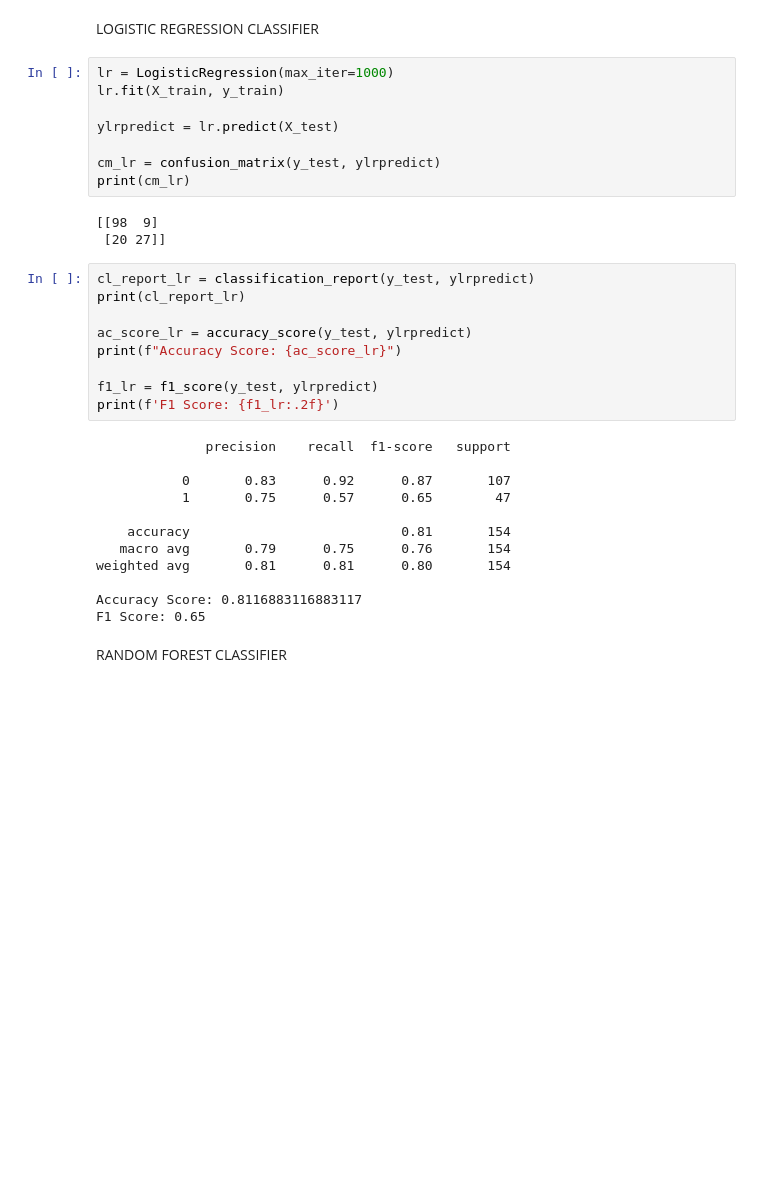
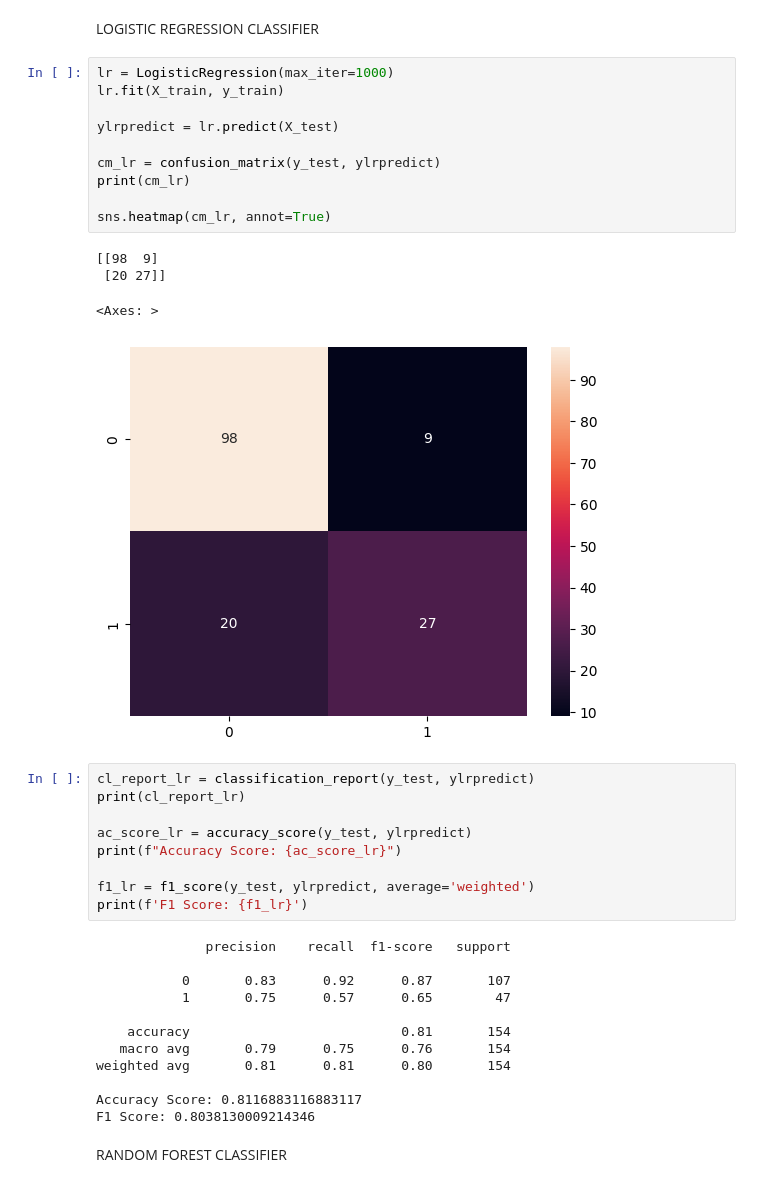
Before and after one commit to ivan-block/Exercise, a Jupyter notebook: diabetes.ipynb, the cells around one changed output. Saved outputs shown, nothing was run; the diff lists cells and outputs as text; blank space fills up the shorter version.

Commit message:
Updated heatmap on confusion matrix

```diff
--- a/diabetes.ipynb
+++ b/diabetes.ipynb
@@ -204,14 +218,18 @@ LOGISTIC REGRESSION CLASSIFIER
 # %%
 lr = LogisticRegression(max_iter=1000)
 lr.fit(X_train, y_train)
 
 ylrpredict = lr.predict(X_test)
 
 cm_lr = confusion_matrix(y_test, ylrpredict)
 print(cm_lr)
+
+sns.heatmap(cm_lr, annot=True)
 # %% [output]
 [[98  9]
  [20 27]]
+<Axes: >
+[figure, added]
 # %%
 cl_report_lr = classification_report(y_test, ylrpredict)
 print(cl_report_lr)
@@ -219,8 +237,8 @@ print(cl_report_lr)
 ac_score_lr = accuracy_score(y_test, ylrpredict)
 print(f"Accuracy Score: {ac_score_lr}")
 
-f1_lr = f1_score(y_test, ylrpredict)
-print(f'F1 Score: {f1_lr:.2f}')
+f1_lr = f1_score(y_test, ylrpredict, average='weighted')
+print(f'F1 Score: {f1_lr}')
 # %% [output]
               precision    recall  f1-score   support
 
@@ -232,7 +250,7 @@ print(f'F1 Score: {f1_lr:.2f}')
 weighted avg       0.81      0.81      0.80       154
 
 Accuracy Score: 0.8116883116883117
-F1 Score: 0.65
+F1 Score: 0.8038130009214346
 # %% [markdown]
 RANDOM FOREST CLASSIFIER
 # %%
```
Also changed, not shown: parts of 20 cells of this notebook.
